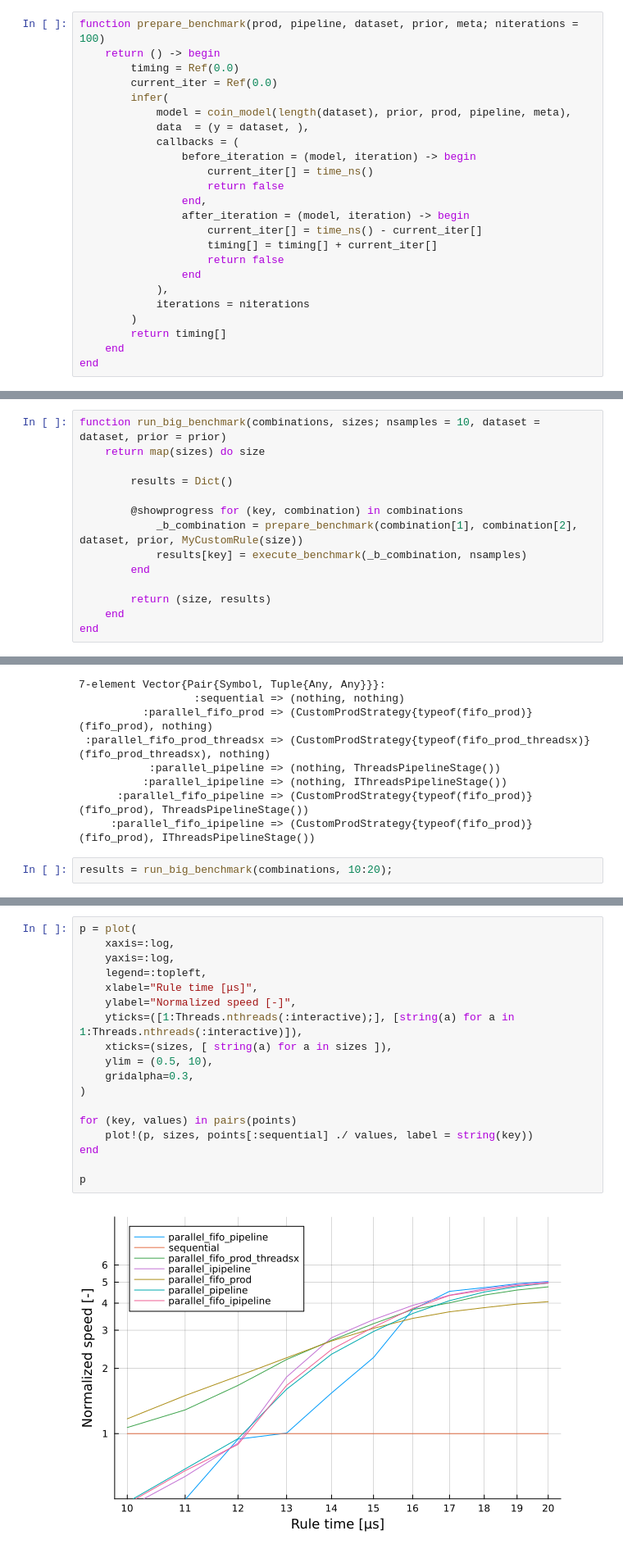
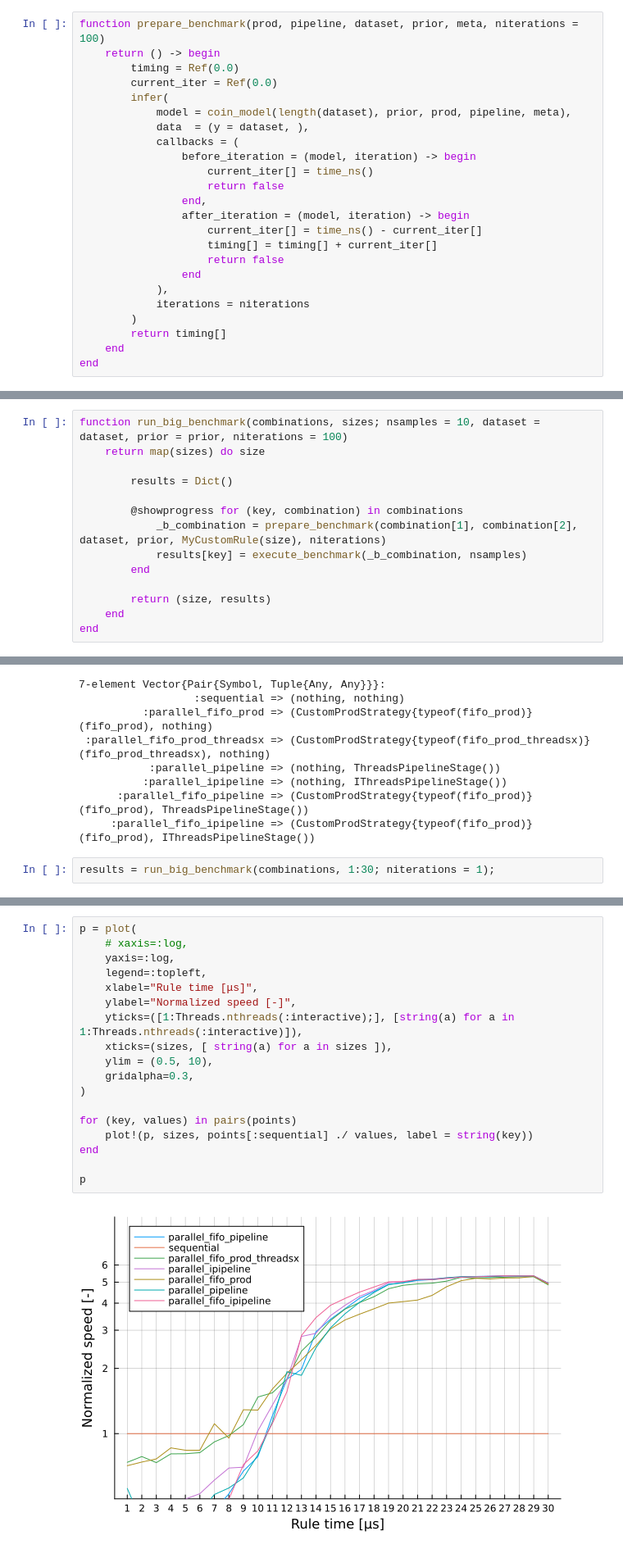
Before and after one commit to biaslab/ThesisParallelMP, a Jupyter notebook: benchmarks/coin_toss.ipynb, the cells around one changed output, grey strips where cells are left out. Shown at 82% size. Cells and saved outputs as stored; diff of their text form.

```diff
--- a/benchmarks/coin_toss.ipynb
+++ b/benchmarks/coin_toss.ipynb
@@ -74,7 +74,7 @@ end
 # %% [output]
 execute_benchmark (generic function with 2 methods)
 # %%
-function prepare_benchmark(prod, pipeline, dataset, prior, meta; niterations = 100)
+function prepare_benchmark(prod, pipeline, dataset, prior, meta, niterations = 100)
     return () -> begin
         timing = Ref(0.0)
         current_iter = Ref(0.0)
@@ -102,11 +102,11 @@ prepare_benchmark (generic function with 1 method)
 # %%
-function run_big_benchmark(combinations, sizes; nsamples = 10, dataset = dataset, prior = prior)
+function run_big_benchmark(combinations, sizes; nsamples = 10, dataset = dataset, prior = prior, niterations = 100)
     return map(sizes) do size
 
         results = Dict()
 
         @showprogress for (key, combination) in combinations
-            _b_combination = prepare_benchmark(combination[1], combination[2], dataset, prior, MyCustomRule(size))
+            _b_combination = prepare_benchmark(combination[1], combination[2], dataset, prior, MyCustomRule(size), niterations)
             results[key] = execute_benchmark(_b_combination, nsamples)
         end
 
@@ -135,7 +135,7 @@ combinations = [
       :parallel_fifo_pipeline => (CustomProdStrategy{typeof(fifo_prod)}(fifo_prod), ThreadsPipelineStage())
      :parallel_fifo_ipipeline => (CustomProdStrategy{typeof(fifo_prod)}(fifo_prod), IThreadsPipelineStage())
 # %%
-results = run_big_benchmark(combinations, 10:20);
+results = run_big_benchmark(combinations, 1:30; niterations = 1);
 # %%
 sizes = getindex.(results, 1)
 benchmarks = getindex.(results, 2)
@@ -156,20 +156,20 @@ Dict{Symbol, Vector{Float64}} with 7 entries:
 # %%
 p = plot(
-    xaxis=:log,
+    # xaxis=:log,
     yaxis=:log,
     legend=:topleft,
     xlabel="Rule time [μs]",
     ylabel="Normalized speed [-]",
     yticks=([1:Threads.nthreads(:interactive);], [string(a) for a in 1:Threads.nthreads(:interactive)]),
     xticks=(sizes, [ string(a) for a in sizes ]),
     ylim = (0.5, 10),
     gridalpha=0.3,
 )
 
 for (key, values) in pairs(points)
     plot!(p, sizes, points[:sequential] ./ values, label = string(key))
 end
 
 p
 # %% [output]
-[figure, old version]
+[figure, new version]
```
Also changed, not shown: parts of 23 cells of this notebook, 2 other files.
